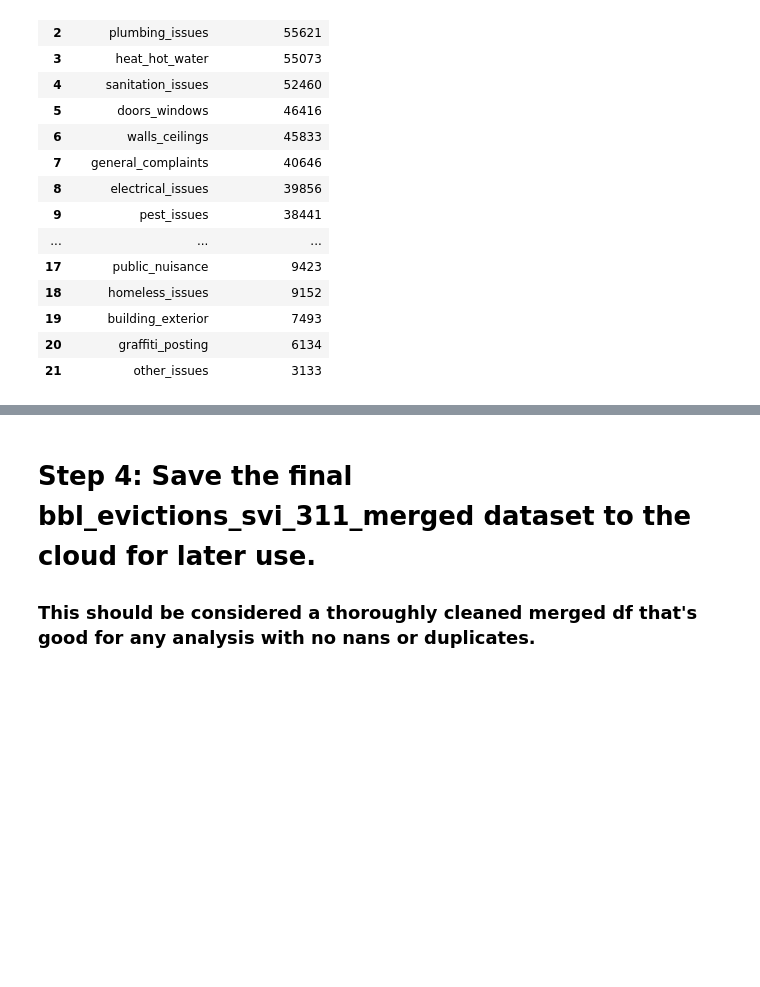
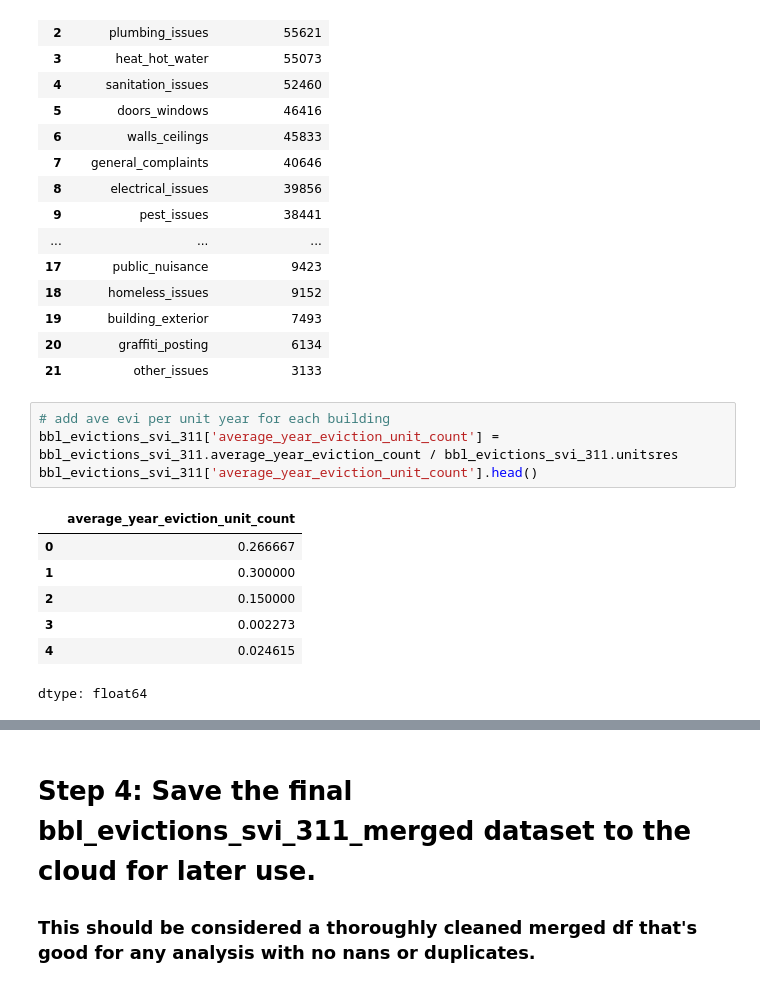
Before and after one commit to simaoalicechen/NYC_Landlord_Behavior_Analysis_Project, a Jupyter notebook: Part_2.5_merging_bbl_evictions_311_svi_mega_complete_normal_times.ipynb, the cells around one changed output, grey strips where cells are left out. Cells and saved outputs as stored; diff of their text form; blank space fills up the shorter version.

```diff
--- a/Part_2.5_merging_bbl_evictions_311_svi_mega_complete_normal_times.ipynb
+++ b/Part_2.5_merging_bbl_evictions_311_svi_mega_complete_normal_times.ipynb
@@ -708,3 +717,15 @@ complaint_counts_df
 | 19 | building_exterior | 7493 |
 | 20 | graffiti_posting | 6134 |
 | 21 | other_issues | 3133 |
+# %%
+# add ave evi per unit year for each building
+bbl_evictions_svi_311['average_year_eviction_unit_count'] = bbl_evictions_svi_311.average_year_eviction_count / bbl_evictions_svi_311.unitsres
+bbl_evictions_svi_311['average_year_eviction_unit_count'].head()
+# %% [output]
+|  | average_year_eviction_unit_count |
+| 0 | 0.266667 |
+| 1 | 0.300000 |
+| 2 | 0.150000 |
+| 3 | 0.002273 |
+| 4 | 0.024615 |
+dtype: float64
```
Also changed, not shown: parts of 4 cells of this notebook.
